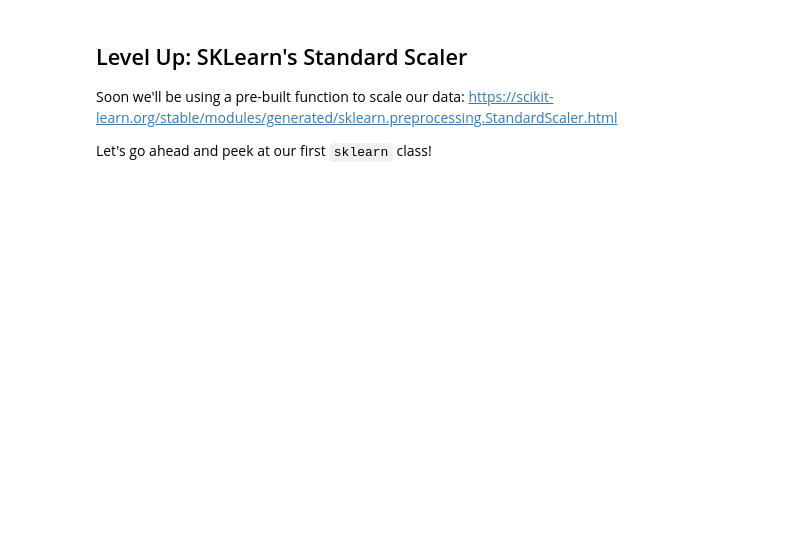
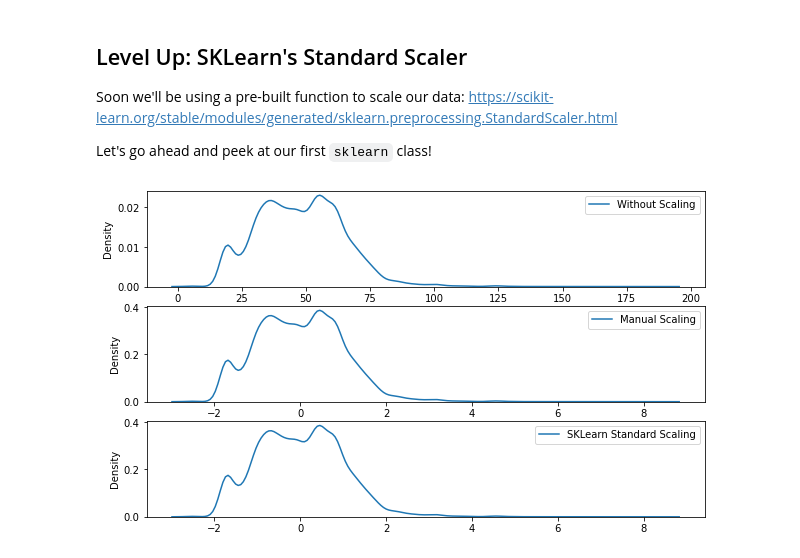
Before and after one commit to rbdaly16/NATL-DS-Live-062623, a Jupyter notebook: Phase2/Lectures/06_NormalDistributions.ipynb, the cells around one changed output. Cells and saved outputs as stored; diff of their text form; code cells hidden in the pictures; blank space fills up the shorter version.

```diff
--- a/Phase2/Lectures/06_NormalDistributions.ipynb
+++ b/Phase2/Lectures/06_NormalDistributions.ipynb
@@ -367,15 +458,17 @@ scaler.fit(df[['HourlyRate']])
 scaled_rate = scaler.transform(df[['HourlyRate']])
 # %%
 # Plot and compare results
-fig, (ax1, ax2, ax3) = plt.subplots(nrows=3, ncols=1, figsize=(10,6))
+fig, (ax1, ax2, ax3) = plt.subplots(nrows=3, ncols=1, figsize=(10,6),sharex=False)
 
 sns.kdeplot(df['HourlyRate'], ax=ax1, label='Without Scaling')
 ax1.legend()
 
 sns.kdeplot(standardized_rate, ax=ax2, label='Manual Scaling')
 ax2.legend()
 
 sns.kdeplot(scaled_rate[:,0], ax=ax3, label='SKLearn Standard Scaling')
 ax3.legend()
 
 plt.show()
+# %% [output]
+[figure, added]
```
Also changed, not shown: parts of 31 cells of this notebook, 1 other file.
